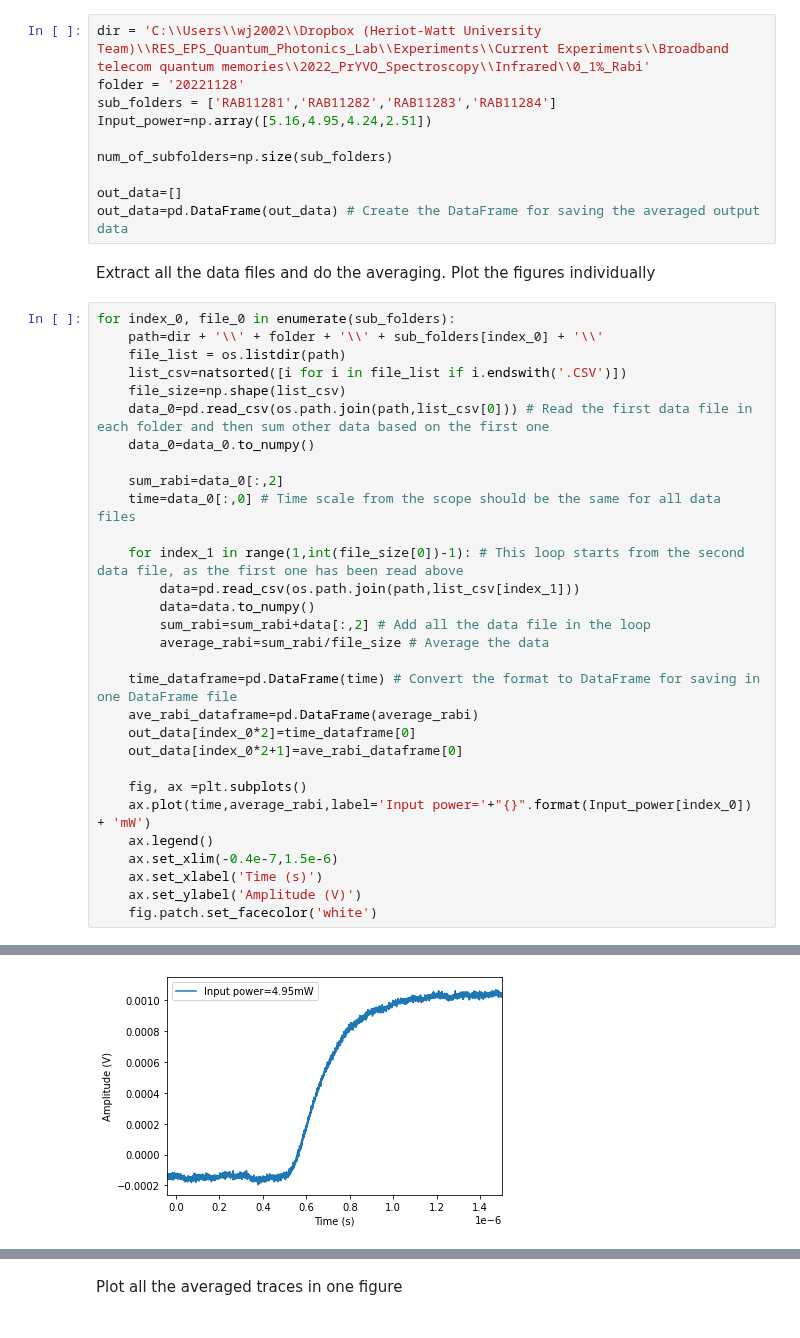
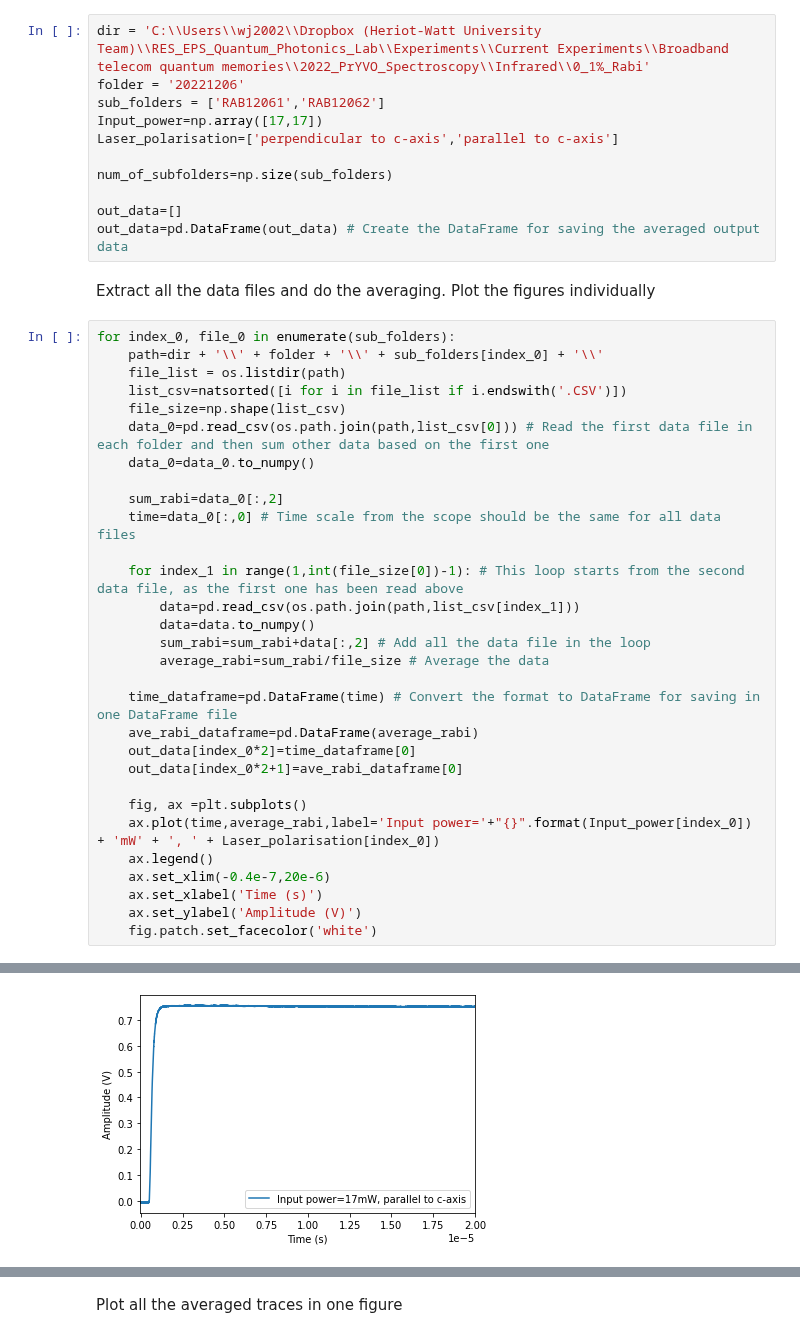
Before and after one commit to JUOM2016/Quick_cal_and_plotting, a Jupyter notebook: Averaging_Rabi_traces.ipynb, the cells around one changed output, grey strips where cells are left out. Saved outputs shown, nothing was run; the diff lists cells and outputs as text.

```diff
--- a/Averaging_Rabi_traces.ipynb
+++ b/Averaging_Rabi_traces.ipynb
@@ -12,9 +12,10 @@ import matplotlib.pyplot as plt
 Set up Paths of data files
 # %%
 dir = 'C:\\Users\\wj2002\\Dropbox (Heriot-Watt University Team)\\RES_EPS_Quantum_Photonics_Lab\\Experiments\\Current Experiments\\Broadband telecom quantum memories\\2022_PrYVO_Spectroscopy\\Infrared\\0_1%_Rabi'
-folder = '20221128'
-sub_folders = ['RAB11281','RAB11282','RAB11283','RAB11284']
-Input_power=np.array([5.16,4.95,4.24,2.51])
+folder = '20221206'
+sub_folders = ['RAB12061','RAB12062']
+Input_power=np.array([17,17])
+Laser_polarisation=['perpendicular to c-axis','parallel to c-axis']
 
 num_of_subfolders=np.size(sub_folders)
 
@@ -47,9 +48,9 @@ for index_0, file_0 in enumerate(sub_folders):
     out_data[index_0*2+1]=ave_rabi_dataframe[0]
 
     fig, ax =plt.subplots()
-    ax.plot(time,average_rabi,label='Input power='+"{}".format(Input_power[index_0]) + 'mW')
+    ax.plot(time,average_rabi,label='Input power='+"{}".format(Input_power[index_0]) + 'mW' + ', ' + Laser_polarisation[index_0])
     ax.legend()
-    ax.set_xlim(-0.4e-7,1.5e-6)
+    ax.set_xlim(-0.4e-7,20e-6)
     ax.set_xlabel('Time (s)')
     ax.set_ylabel('Amplitude (V)')
     fig.patch.set_facecolor('white')
@@ -58 +59 @@ for index_0, file_0 in enumerate(sub_folders):
-[figure, old version]
+[figure, new version]
```
Also changed, not shown: parts of 2 cells of this notebook, 1 other file.
